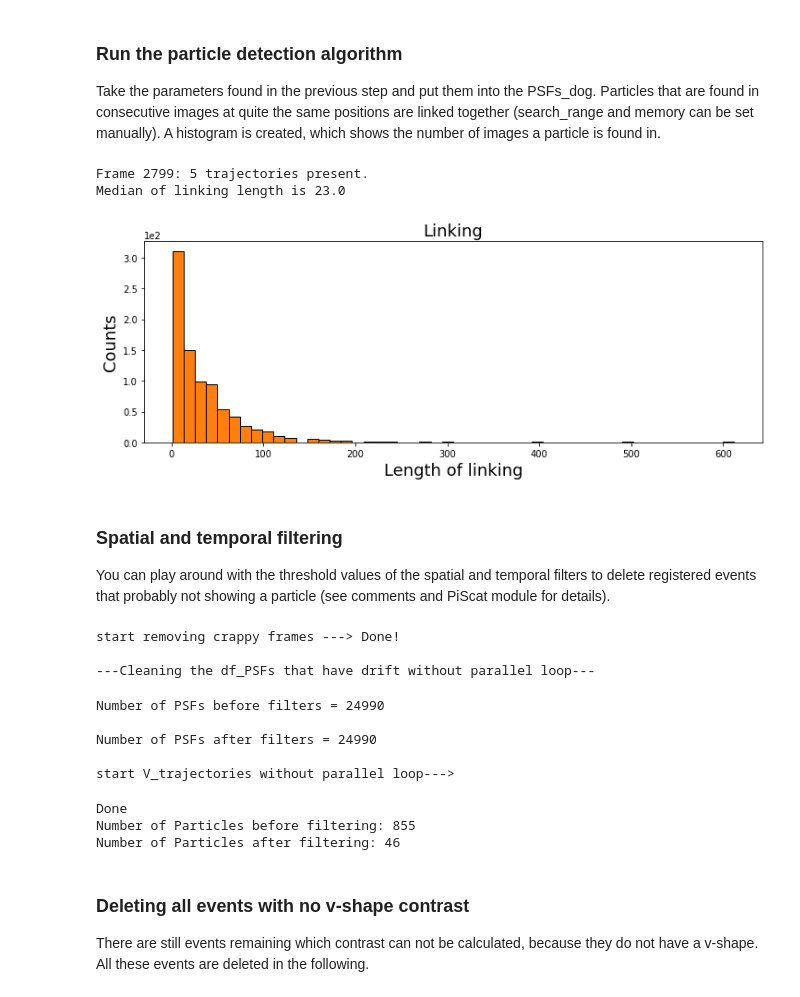
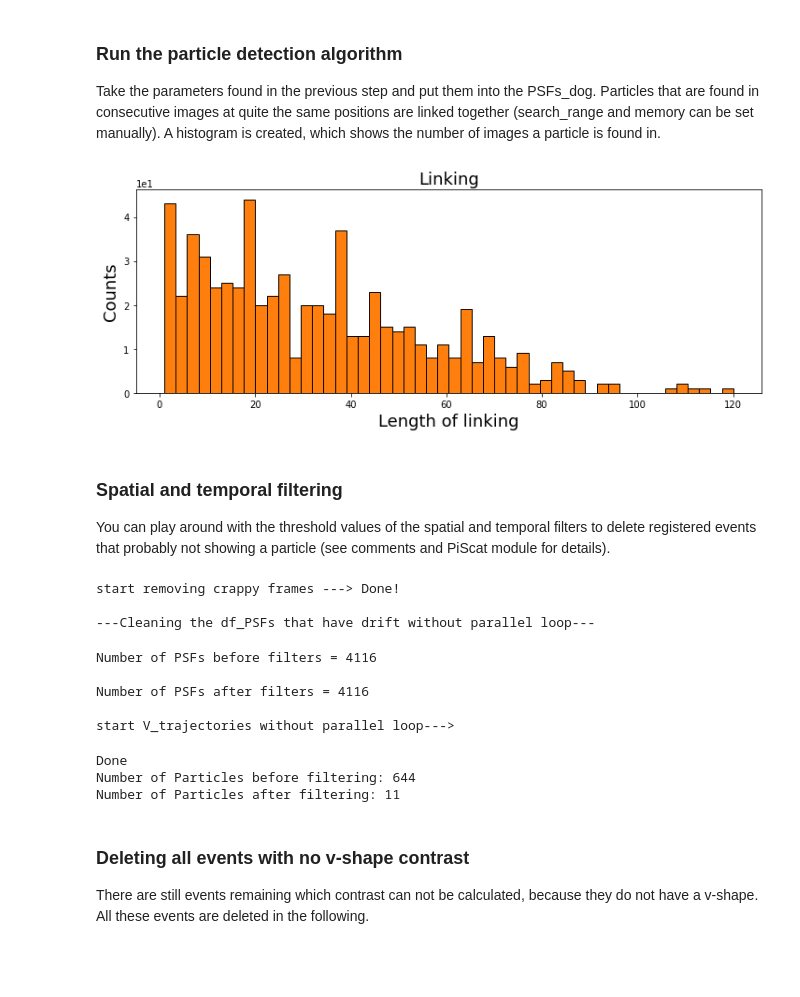
Before and after one commit to smuench34/CodesForCellularNanoscience, a Jupyter notebook: ISCAT_Analysis/iscat_analysis.ipynb, the cells around one changed output. Drawn from its saved outputs; the diff is of its cells as text; code cells hidden in the pictures; blank space fills up the shorter version.

```diff
--- a/ISCAT_Analysis/iscat_analysis.ipynb
+++ b/ISCAT_Analysis/iscat_analysis.ipynb
@@ -29,13 +40,11 @@ import pandas as pd
 # %%
-%%capture
-
-irm_image_path = "C:/Users/sandr/Desktop/Uni/Tuebingen/HiWi/Data/07_07_22/Rad52/run1/"
-roi = RegionOfInterest(x_min=100, x_max=200, y_min=100, y_max=200)
-considered_pics = ConsideredPictures(min_idx=500, max_idx=1500)
+irm_image_path = "C:/Users/sandr/Desktop/Uni/Tuebingen/HiWi/Data/2022-07-22_NB_GFP/run3_NB_PEM_stage_moving/"
+roi = RegionOfInterest(x_min=50, x_max=150, y_min=50, y_max=150)
+considered_pics = ConsideredPictures(min_idx=0, max_idx=1500)
 image_series = ImageSeries(path=irm_image_path,
                            fps=100,
                            batch_size=100,
-                           region_of_interest=None, # region_of_interest=roi or region_of_interest=None
+                           region_of_interest=roi, # region_of_interest=roi or region_of_interest=None
                            considered_pictures=None) # considered_pictures=None or considered_pictures=considered_pics
-image_series.get_video()
+image_series.get_video(delete_same_images=True)
 image_series.create_differential_video()
@@ -123,31 +145,29 @@ Particles that are found in consecutive images at quite the same positions are l
 A histogram is created, which shows the number of images a particle is found in.
 # %%
 PSFs_dog = PSF.psf_detection(function='dog',
-                            min_sigma=2.3, max_sigma=2.3, sigma_ratio=4.5, threshold=4e-4,
+                            min_sigma=2.3, max_sigma=2.3, sigma_ratio=4.5, threshold=5e-4,
                             overlap=0, mode='BOTH')
 PSFs = PSF.fit_Gaussian2D_wrapper(PSF_List=PSFs_dog, scale=5, internal_parallel_flag=True)
 linking_ = Linking()
 
 linked_PSFs = linking_.create_link(psf_position=PSFs,
                                    search_range=2,  # The maximum distance features can move between frames
                                    memory=10)  # The maximum number of frames during which a feature can vanish, then reappear nearby, and be considered the same particle.
 
 his_all_particles = linked_PSFs['particle'].value_counts()
 
 %matplotlib inline
 fig = plt.figure(figsize=(12, 4))
 
 plt.hist(his_all_particles, bins=50, fc='C1', ec='k', density=False)
 plt.ylabel('Counts', fontsize=18)
 plt.xlabel('Length of linking', fontsize=18)
 plt.ticklabel_format(style='sci', axis='y', scilimits=(0, 0))
 plt.title('Linking', fontsize=18)
 print('Median of linking length is {}'.format(np.median(his_all_particles)))
 plt.show()
 # %% [output]
-Frame 2799: 5 trajectories present.
-Median of linking length is 23.0
-[figure, old version]
+[figure, new version]
 # %% [markdown]
 ### Spatial and temporal filtering
 You can play around with the threshold values of the spatial and temporal filters to delete registered events that probably not showing a particle (see comments and PiScat module for details).
@@ -158,21 +178,21 @@ PSFs_filtered = spatial_filters.dense_PSFs(PSFs_filtered, threshold=10)  # parti
 PSFs_filtered = spatial_filters.symmetric_PSFs(PSFs_filtered, threshold=0.5)  # particles with non-symmetric shape are deleted
 
 t_filters = TemporalFilter(video=image_series.differential_video, batchSize=image_series.batch_size)
-all_trajectories, linked_PSFs_filter, his_all_particles = t_filters.v_trajectory(df_PSFs=PSFs_filtered, threshold=70)  # particles that are present in less images than the threshold value are deleted
+all_trajectories, linked_PSFs_filter, his_all_particles = t_filters.v_trajectory(df_PSFs=PSFs_filtered, threshold=40)  # particles that are present in less images than the threshold value are deleted
 print(f"Number of Particles before filtering: {linking_.trajectory_counter(linked_PSFs)}")
 print(f"Number of Particles after filtering: {len(all_trajectories)}")
 # %% [output]
 start removing crappy frames ---> Done!
 
 ---Cleaning the df_PSFs that have drift without parallel loop---
-Number of PSFs before filters = 24990
+Number of PSFs before filters = 4116
 
-Number of PSFs after filters = 24990
+Number of PSFs after filters = 4116
 
 start V_trajectories without parallel loop--->
 Done
-Number of Particles before filtering: 855
-Number of Particles after filtering: 46
+Number of Particles before filtering: 644
+Number of Particles after filtering: 11
 # %% [markdown]
 ### Deleting all events with no v-shape contrast
 There are still events remaining which contrast can not be calculated, because they do not have a v-shape. All these events are deleted in the following.
```
Also changed, not shown: parts of 8 cells of this notebook, 5 other files.
